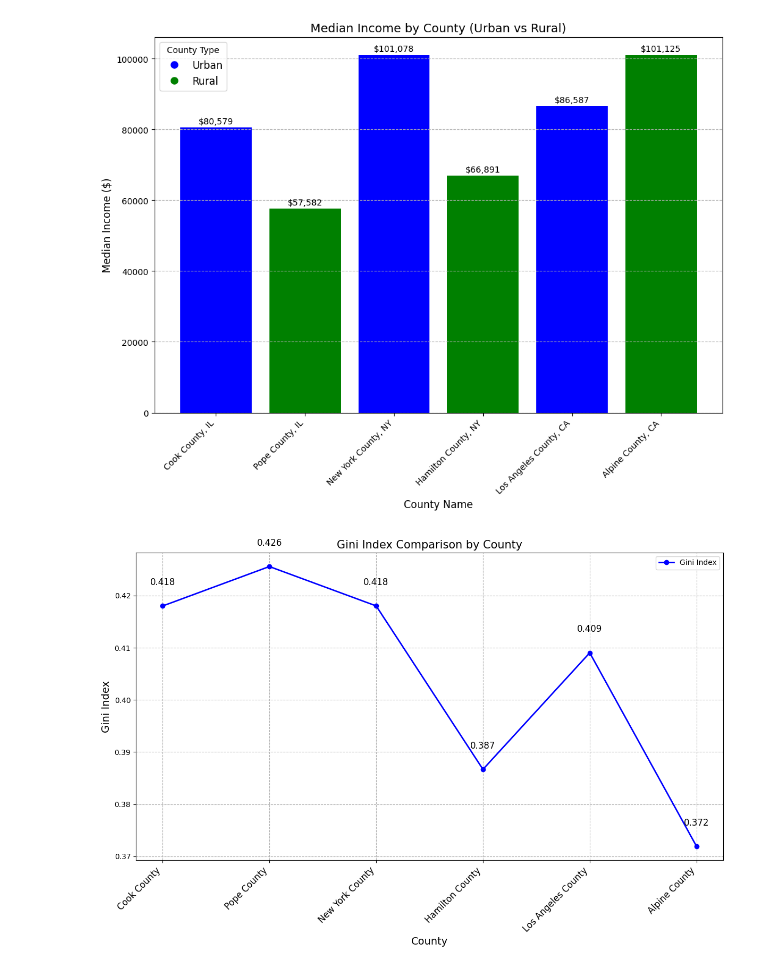
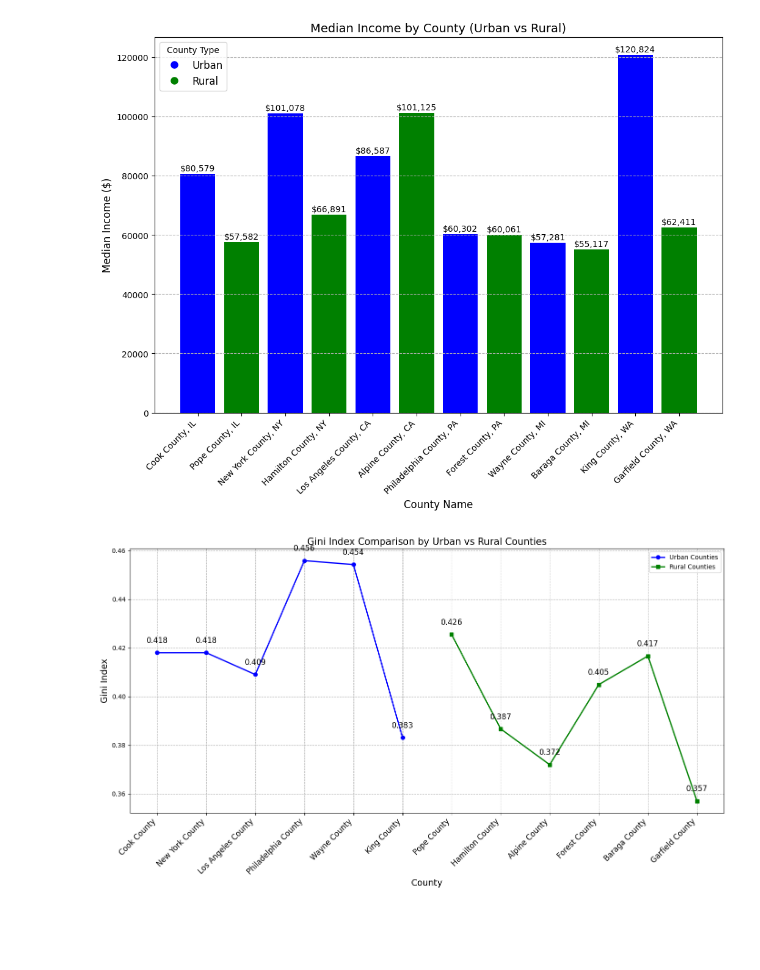
Before and after one commit to Mrizv/CSCI-1070-Final-Project, a Jupyter notebook: final.ipynb, the cells around one changed output. Drawn from its saved outputs; the diff is of its cells as text; code cells hidden in the pictures; blank space fills up the shorter version.

```diff
--- a/final.ipynb
+++ b/final.ipynb
@@ -90,17 +111,19 @@ print(gini_df)
 # %%
-
 # This cell is meant to create a bar chart that shows the median income for each county, with the color of the bar
 # representing whether the county is Urban or Rural.
 area_names = [
-    "Cook County, IL",
-    "Pope County, IL",
-    "New York County, NY",
-    "Hamilton County, NY",
-    "Los Angeles County, CA",
-    "Alpine County, CA"
+    "Cook County, IL", "Pope County, IL", "New York County, NY", "Hamilton County, NY",
+    "Los Angeles County, CA", "Alpine County, CA", "Philadelphia County, PA",
+    "Forest County, PA", "Wayne County, MI", "Baraga County, MI", "King County, WA",
+    "Garfield County, WA"
 ]
-median_incomes = [80579, 57582, 101078, 66891, 86587, 101125]
-area_types = ["Urban", "Rural", "Urban", "Rural", "Urban", "Rural"]
+median_incomes = [
+    80579, 57582, 101078, 66891, 86587, 101125, 60302, 60061, 57281, 55117, 120824, 62411
+]
+area_types = [
+    "Urban", "Rural", "Urban", "Rural", "Urban", "Rural", "Urban", "Rural", "Urban",
+    "Rural", "Urban", "Rural"
+]
 
 colors = ["blue" if area == "Urban" else "green" for area in area_types]
 
@@ -129,42 +152,59 @@ plt.legend(handles=legend_handles, title="County Type", loc='upper left', fontsi
 
 plt.show()
 # %% [output]
-[figure, old version]
+[figure, new version]
 # %%
-# This cell creates a line plot that grpahs the Gini Index for each county and is used for comparison between counties.
 regions = [
-    "Cook County",
-    "Pope County",
-    "New York County",
-    "Hamilton County",
-    "Los Angeles County",
-    "Alpine County"
+    "Cook County", "Pope County", "New York County", "Hamilton County",
+    "Los Angeles County", "Alpine County", "Philadelphia County",
+    "Forest County", "Wayne County", "Baraga County", "King County",
+    "Garfield County"
 ]
-gini_indices = [0.417984, 0.425550, 0.418001, 0.386667, 0.409012, 0.371918]
 
-plt.figure(figsize=(12, 8))
-plt.plot(regions, gini_indices, marker='o', color='blue', linewidth=2, label='Gini Index')
+gini_indices = [
+    0.417984, 0.425550, 0.418001, 0.386667, 0.409012, 0.371918, 0.455874,
+    0.404886, 0.454266, 0.416636, 0.383104, 0.357004
+]
+
+area_types = [
+    "Urban", "Rural", "Urban", "Rural", "Urban", "Rural", "Urban",
+    "Rural", "Urban", "Rural", "Urban", "Rural"
+]
+
+# Separate the data for urban and rural counties
+urban_regions = [regions[i] for i in range(len(area_types)) if area_types[i] == "Urban"]
+rural_regions = [regions[i] for i in range(len(area_types)) if area_types[i] == "Rural"]
+
+urban_gini = [gini_indices[i] for i in range(len(area_types)) if area_types[i] == "Urban"]
+rural_gini = [gini_indices[i] for i in range(len(area_types)) if area_types[i] == "Rural"]
+
+plt.figure(figsize=(14, 8))
+
+plt.plot(urban_regions, urban_gini, marker='o', color='blue', linestyle='-', linewidth=2, label='Urban Counties')
+
+plt.plot(rural_regions, rural_gini, marker='s', color='green', linestyle='-', linewidth=2, label='Rural Counties')
 plt.xlabel('County', fontsize=14)
 plt.ylabel('Gini Index', fontsize=14)
-plt.title('Gini Index Comparison by County', fontsize=15)
+plt.title('Gini Index Comparison by Urban vs Rural Counties', fontsize=15)
+
 plt.xticks(rotation=45, ha='right', fontsize=12)
 
-# Adding gridlines for both x and y axis to easily see the Gini Index of each county.
 plt.grid(True, linestyle='--', alpha=1)
 
-# This places the Gini Index number on top of its respective county.
-for i, gini in enumerate(gini_indices):
+# Added the Gini Index values on top of the points in the line plot
+for i, gini in enumerate(urban_gini):
     plt.text(i, gini + 0.004, f"{gini:.3f}", ha='center', fontsize=12)
 
-# Not really necessary, but added it anyways.
+for i, gini in enumerate(rural_gini):
+    plt.text(i + len(urban_gini), gini + 0.004, f"{gini:.3f}", ha='center', fontsize=12)
+
 plt.legend()
 
-# Added this so the numbers for the Gini Index aren't being overlapped by the actual line plot.
 plt.tight_layout()
 
 plt.show()
 # %% [output]
-[figure, old version]
+[figure, new version]
 # %%
 # This creates a scatter plot for the population density and median income of each county, with the color of the point
 # being respective to their county type (rural or urban). I'm using this type of plot to further show the differences
```
Also changed, not shown: parts of 4 cells of this notebook, 2 other files.
